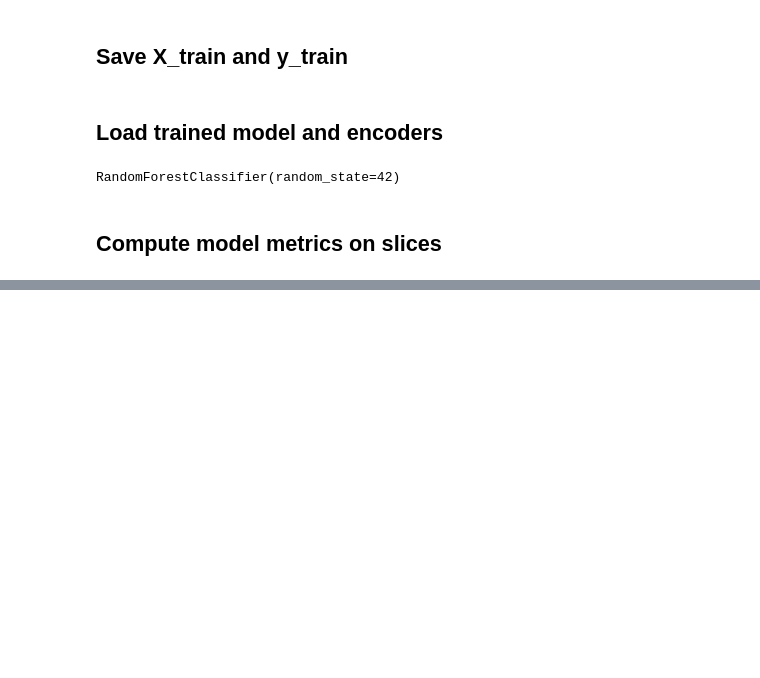
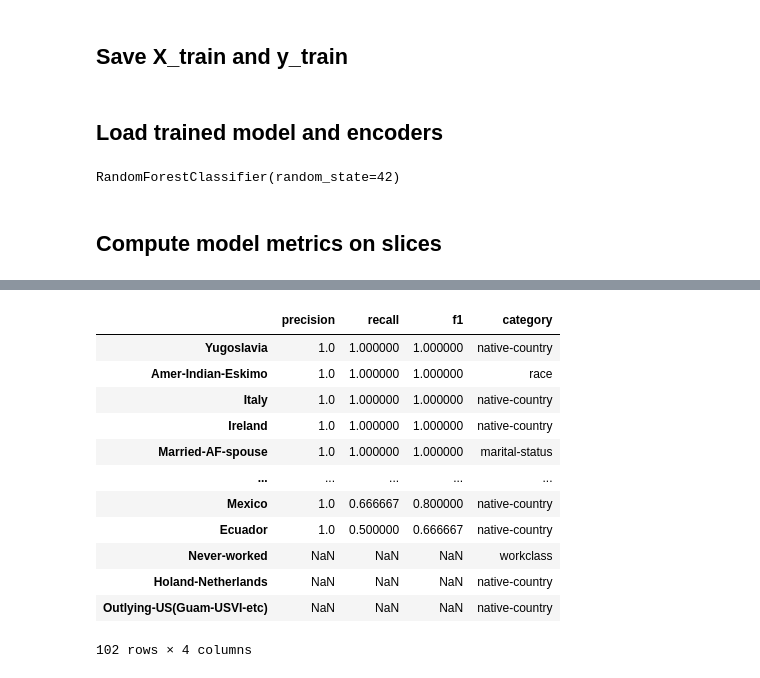
Before and after one commit to danpereda/deploying_scalable_ml_pipeline, a Jupyter notebook: notebooks/eda_model.ipynb, the cells around one changed output, grey strips where cells are left out. Drawn from its saved outputs; the diff is of its cells as text; code cells hidden in the pictures; blank space fills up the shorter version.

```diff
--- a/notebooks/eda_model.ipynb
+++ b/notebooks/eda_model.ipynb
@@ -69,0 +137,18 @@ RandomForestClassifier(random_state=42)
+# %%
+from starter.ml.model import compute_model_metrics_slices
+
+compute_model_metrics_slices(classifier, encoder, lb, df)
+# %% [output]
+|  | precision | recall | f1 | category |
+| Yugoslavia | 1.0 | 1.000000 | 1.000000 | native-country |
+| Amer-Indian-Eskimo | 1.0 | 1.000000 | 1.000000 | race |
+| Italy | 1.0 | 1.000000 | 1.000000 | native-country |
+| Ireland | 1.0 | 1.000000 | 1.000000 | native-country |
+| Married-AF-spouse | 1.0 | 1.000000 | 1.000000 | marital-status |
+| ... | ... | ... | ... | ... |
+| Mexico | 1.0 | 0.666667 | 0.800000 | native-country |
+| Ecuador | 1.0 | 0.500000 | 0.666667 | native-country |
+| Never-worked | NaN | NaN | NaN | workclass |
+| Holand-Netherlands | NaN | NaN | NaN | native-country |
+| Outlying-US(Guam-USVI-etc) | NaN | NaN | NaN | native-country |
+102 rows × 4 columns
```
Also changed, not shown: parts of 3 cells of this notebook, 2 other files.
